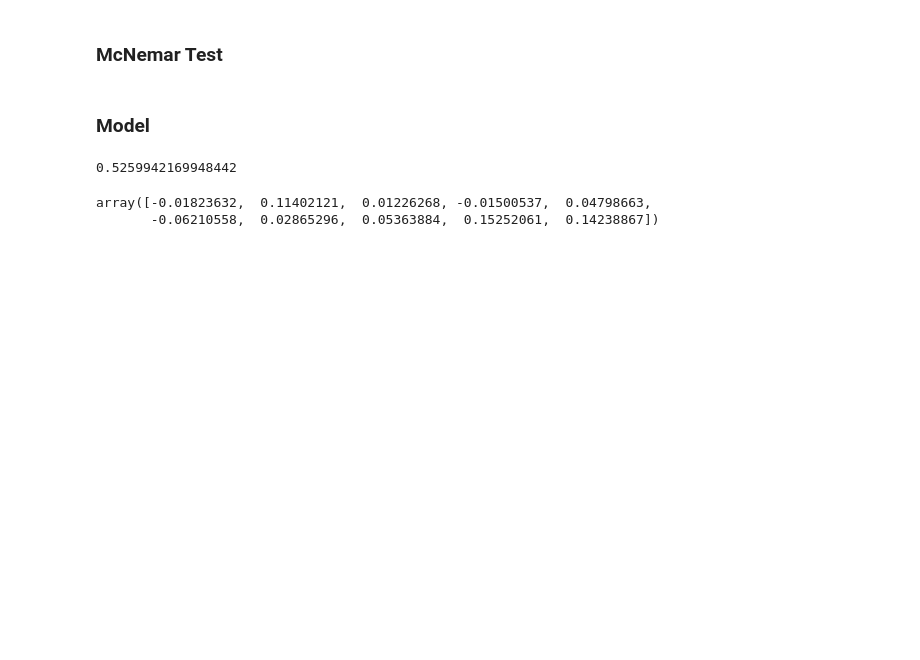
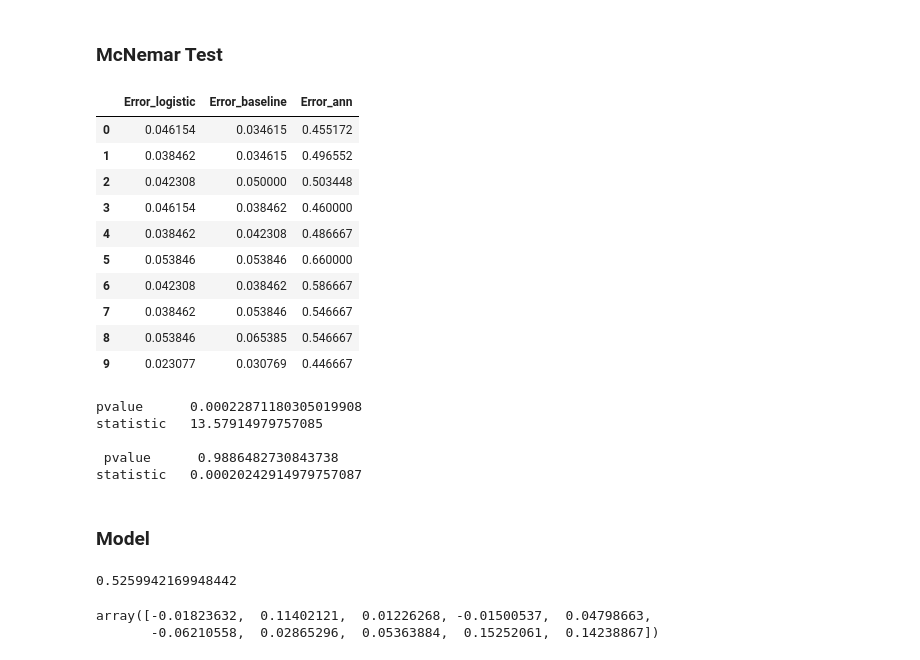
Before and after one commit to WizenPainter/DTU-02450, a Jupyter notebook: Assignment 1/project.ipynb, the cells around one changed output. Drawn from its saved outputs; the diff is of its cells as text; code cells hidden in the pictures; blank space fills up the shorter version.

```diff
--- a/Assignment 1/project.ipynb
+++ b/Assignment 1/project.ipynb
@@ -1392,0 +1501,14 @@ for k, (train_index, test_index) in enumerate(CV.split(X,y)):
+# %%
+table
+# %% [output]
+|  | Error_logistic | Error_baseline | Error_ann |
+| 0 | 0.046154 | 0.034615 | 0.455172 |
+| 1 | 0.038462 | 0.034615 | 0.496552 |
+| 2 | 0.042308 | 0.050000 | 0.503448 |
+| 3 | 0.046154 | 0.038462 | 0.460000 |
+| 4 | 0.038462 | 0.042308 | 0.486667 |
+| 5 | 0.053846 | 0.053846 | 0.660000 |
+| 6 | 0.042308 | 0.038462 | 0.586667 |
+| 7 | 0.038462 | 0.053846 | 0.546667 |
+| 8 | 0.053846 | 0.065385 | 0.546667 |
+| 9 | 0.023077 | 0.030769 | 0.446667 |
@@ -1393,3 +1517,17 @@ for k, (train_index, test_index) in enumerate(CV.split(X,y)):
+# %%
+from statsmodels.stats.contingency_tables import mcnemar
+
+#McNemar's Test with no continuity correction
+print(mcnemar(data, exact=False))
+
+#McNemar's Test with continuity correction
+print('\n',mcnemar(data, exact=False, correction=False))
+# %% [output]
+pvalue      0.00022871180305019908
+statistic   13.57914979757085
+
+ pvalue      0.9886482730843738
+statistic   0.00020242914979757087
 # %% [markdown]
 ### Model
 # %%
```
Also changed, not shown: parts of 11 cells of this notebook, 1 other file.
